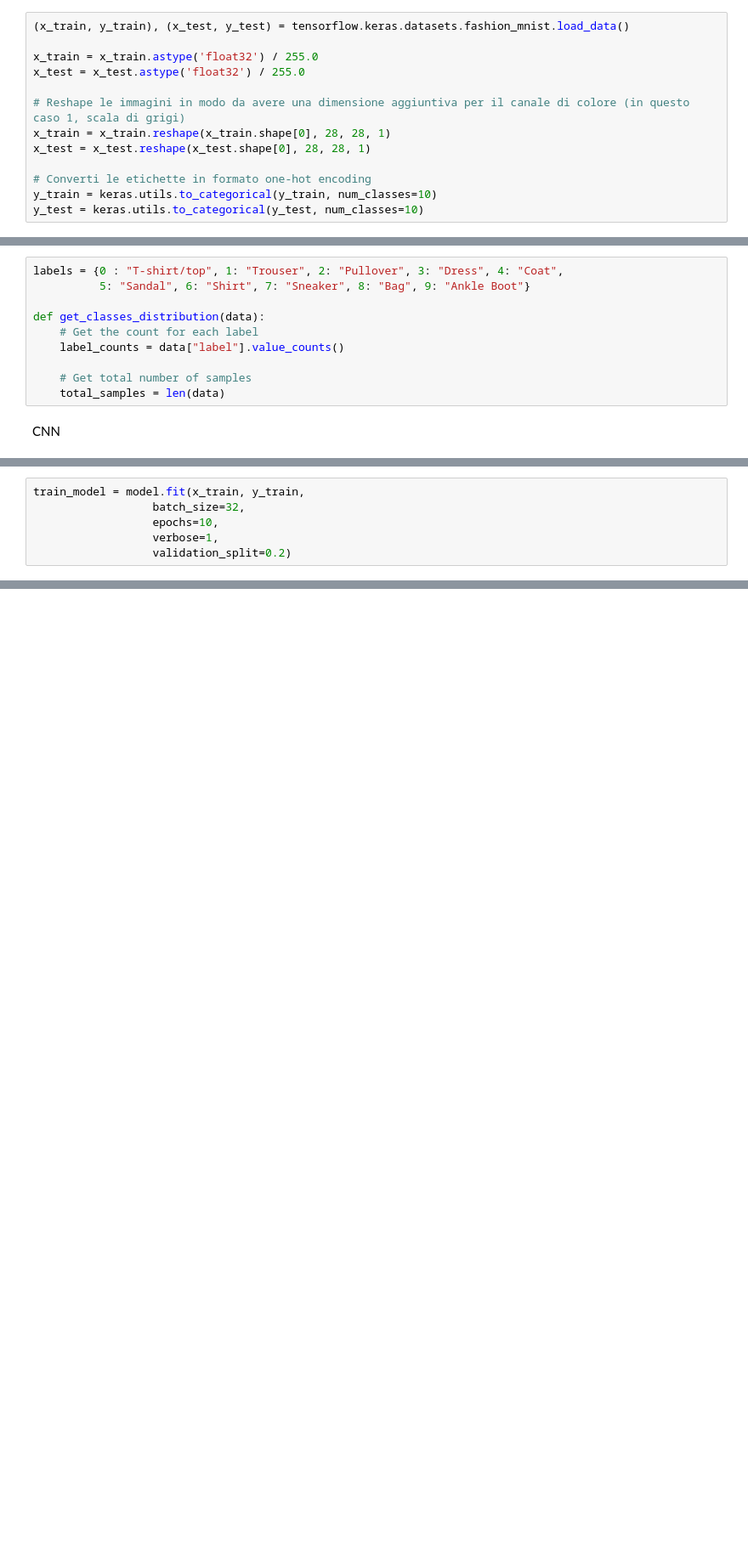
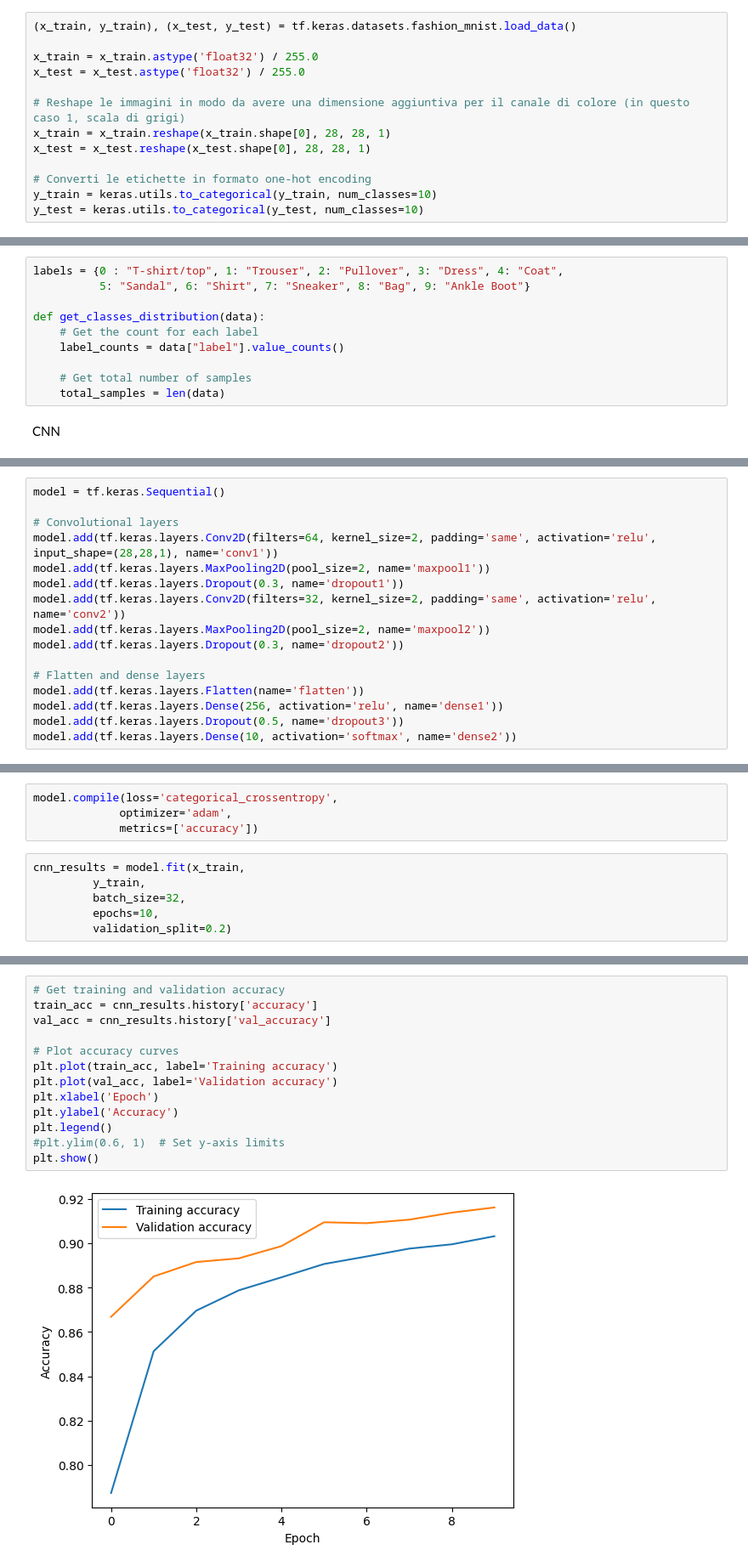
Before and after one commit to Lambru99/Fashion_MNIST_CNN, a Jupyter notebook: Definitivo1.ipynb, the cells around one changed output, grey strips where cells are left out. Shown: that part at 85% size. Saved outputs shown, nothing was run; the diff lists cells and outputs as text; blank space fills up the shorter version.

```diff
--- a/Definitivo1.ipynb
+++ b/Definitivo1.ipynb
@@ -14,7 +14,7 @@ import seaborn as sns
 import matplotlib.pyplot as plt
 from keras.utils import to_categorical
 # %%
-(x_train, y_train), (x_test, y_test) = tensorflow.keras.datasets.fashion_mnist.load_data()
+(x_train, y_train), (x_test, y_test) = tf.keras.datasets.fashion_mnist.load_data()
 
 x_train = x_train.astype('float32') / 255.0
 x_test = x_test.astype('float32') / 255.0
@@ -67,3 +50,19 @@ model.compile(loss=keras.losses.categorical_crossentropy,
+# %%
+model = tf.keras.Sequential()
+
+# Convolutional layers
+model.add(tf.keras.layers.Conv2D(filters=64, kernel_size=2, padding='same', activation='relu', input_shape=(28,28,1), name='conv1'))
+model.add(tf.keras.layers.MaxPooling2D(pool_size=2, name='maxpool1'))
+model.add(tf.keras.layers.Dropout(0.3, name='dropout1'))
+model.add(tf.keras.layers.Conv2D(filters=32, kernel_size=2, padding='same', activation='relu', name='conv2'))
+model.add(tf.keras.layers.MaxPooling2D(pool_size=2, name='maxpool2'))
+model.add(tf.keras.layers.Dropout(0.3, name='dropout2'))
+
+# Flatten and dense layers
+model.add(tf.keras.layers.Flatten(name='flatten'))
+model.add(tf.keras.layers.Dense(256, activation='relu', name='dense1'))
+model.add(tf.keras.layers.Dropout(0.5, name='dropout3'))
+model.add(tf.keras.layers.Dense(10, activation='softmax', name='dense2'))
 # %%
 model.summary()
 # %% [output]
@@ -85,10 +84,14 @@ Trainable params: 241,546
 Non-trainable params: 0
 _________________________________________________________________
+# %%
+model.compile(loss='categorical_crossentropy',
+             optimizer='adam',
+             metrics=['accuracy'])
 # %%
-train_model = model.fit(x_train, y_train,
-                  batch_size=32,
-                  epochs=10,
-                  verbose=1,
-                  validation_split=0.2)
+cnn_results = model.fit(x_train,
+         y_train,
+         batch_size=32,
+         epochs=10,
+         validation_split=0.2)
 # %% [output]
 Epoch 1/10
@@ -117,0 +124,15 @@ ciao
+# %%
+# Get training and validation accuracy
+train_acc = cnn_results.history['accuracy']
+val_acc = cnn_results.history['val_accuracy']
+
+# Plot accuracy curves
+plt.plot(train_acc, label='Training accuracy')
+plt.plot(val_acc, label='Validation accuracy')
+plt.xlabel('Epoch')
+plt.ylabel('Accuracy')
+plt.legend()
+#plt.ylim(0.6, 1)  # Set y-axis limits
+plt.show()
+# %% [output]
+[figure, added]
```
Also changed, not shown: parts of 18 cells of this notebook.
